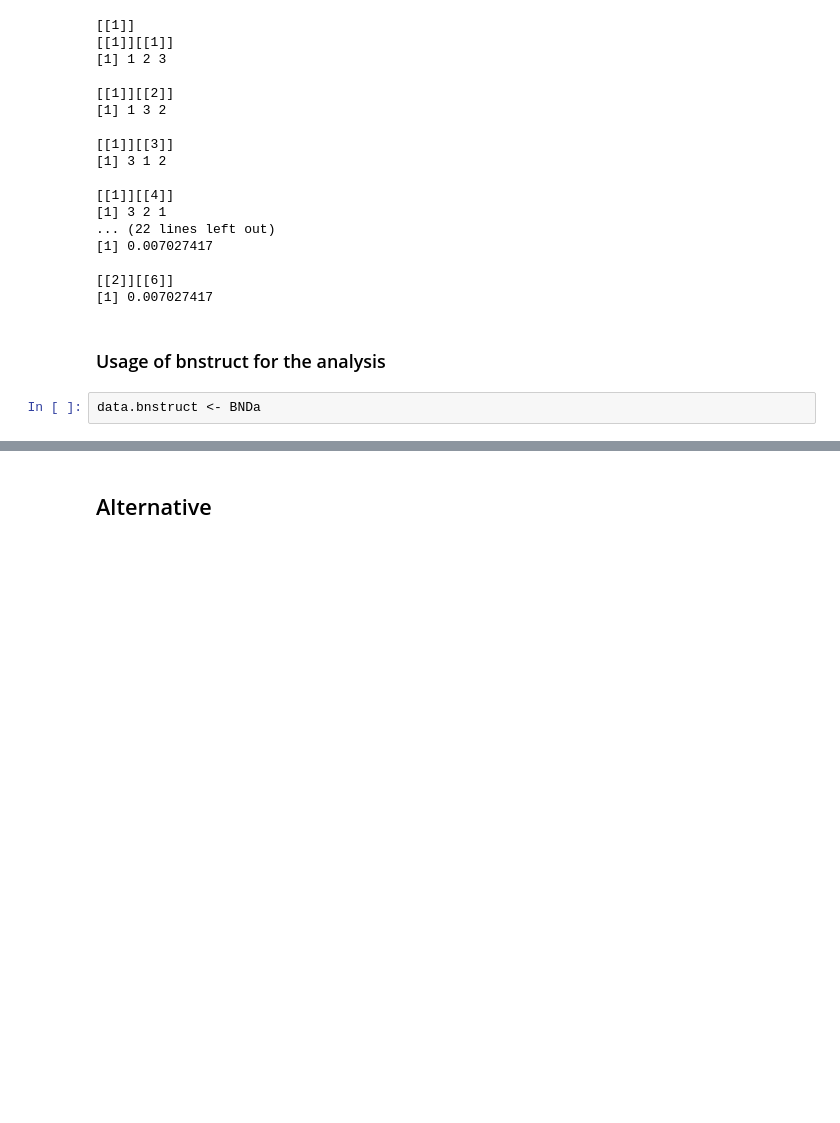
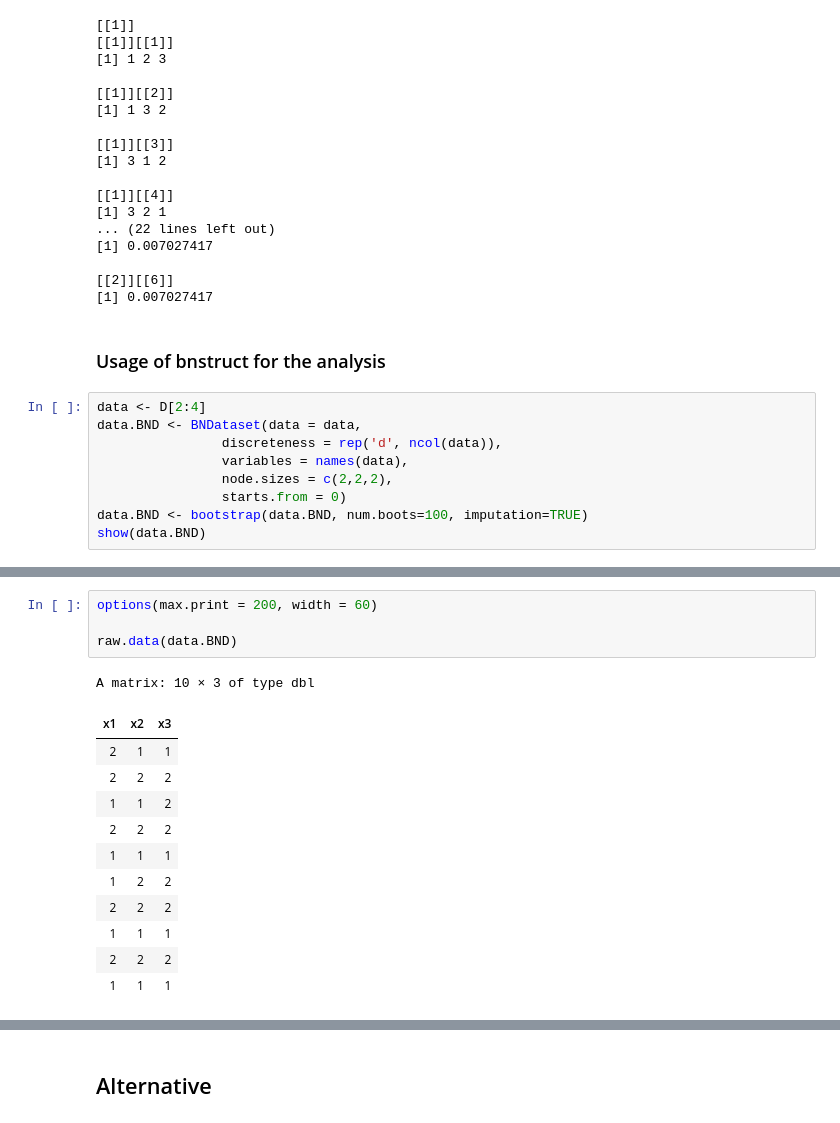
Before and after one commit to emabaci/Advanced-Statistics-Project, a Jupyter notebook: K2_Bayesian_Network.ipynb, the cells around one changed output, grey strips where cells are left out. Saved outputs shown, nothing was run; the diff lists cells and outputs as text; blank space fills up the shorter version.

Commit message:
start bnstruct part

```diff
--- a/K2_Bayesian_Network.ipynb
+++ b/K2_Bayesian_Network.ipynb
@@ -318,4 +329,11 @@ list(orders, scores)
 # %% [markdown]
 ### Usage of bnstruct for the analysis
 # %%
-data.bnstruct <- BNDa
+data <- D[2:4]
+data.BND <- BNDataset(data = data,
+                discreteness = rep('d', ncol(data)),
+                variables = names(data),
+                node.sizes = c(2,2,2),
+                starts.from = 0)
+data.BND <- bootstrap(data.BND, num.boots=100, imputation=TRUE)
+show(data.BND)
@@ -321,0 +364,17 @@ data.bnstruct <- BNDa
+# %%
+options(max.print = 200, width = 60)
+
+raw.data(data.BND)
+# %% [output]
+A matrix: 10 × 3 of type dbl
+| x1 | x2 | x3 |
+| 2 | 1 | 1 |
+| 2 | 2 | 2 |
+| 1 | 1 | 2 |
+| 2 | 2 | 2 |
+| 1 | 1 | 1 |
+| 1 | 2 | 2 |
+| 2 | 2 | 2 |
+| 1 | 1 | 1 |
+| 2 | 2 | 2 |
+| 1 | 1 | 1 |
```
Also changed, not shown: parts of 3 cells of this notebook.
